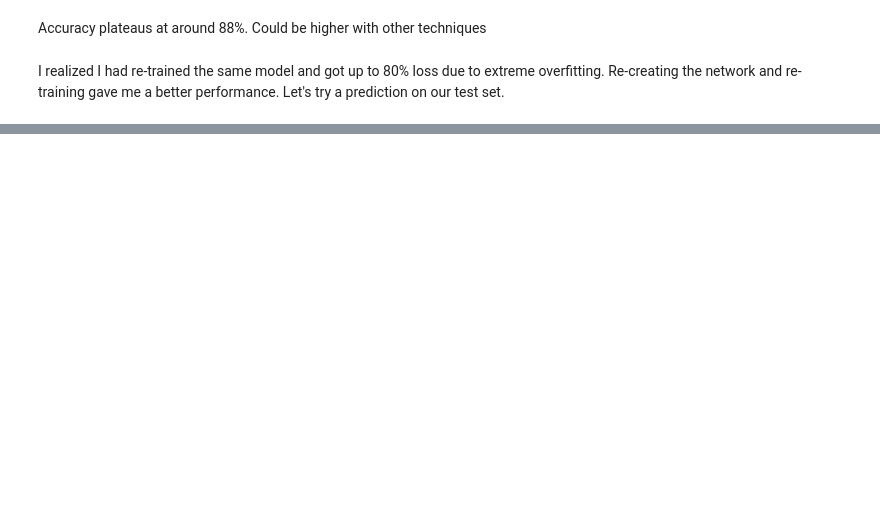
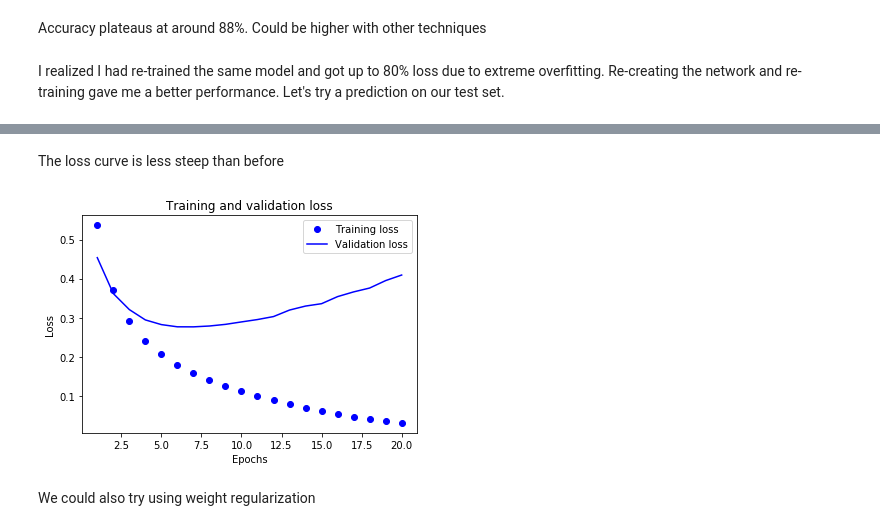
Before and after one commit to churtado/keras, a Jupyter notebook: IMDB.ipynb, the cells around one changed output, grey strips where cells are left out. Drawn from its saved outputs; the diff is of its cells as text; code cells hidden in the pictures; blank space fills up the shorter version.

```diff
--- a/IMDB.ipynb
+++ b/IMDB.ipynb
@@ -225,0 +227,12 @@ print(model.predict(x_test))
+# %%
+from keras import models
+from keras import layers
+
+model = models.Sequential()
+model.add(layers.Dense(4, activation='relu', input_shape=(10000,)))
+model.add(layers.Dense(4, activation='relu'))
+model.add(layers.Dense(1, activation='sigmoid'))
+
+model.compile(optimizer='rmsprop', loss='binary_crossentropy', metrics=['acc'])
+
+history = model.fit(partial_x_train, partial_y_train, epochs=20, batch_size=512, validation_data=(x_val, y_val))
@@ -225,0 +257,26 @@ print(model.predict(x_test))
+# %% [markdown]
+The loss curve is less steep than before
+# %%
+history_dict = history.history
+
+plt.clf()   # clear figure
+
+acc = history.history['acc']
+val_acc = history.history['val_acc']
+loss = history_dict['loss']
+val_loss = history_dict['val_loss']
+
+epochs = range(1, len(acc) + 1)
+
+plt.plot(epochs, loss, 'bo', label='Training loss')
+plt.plot(epochs, val_loss, 'b', label='Validation loss')
+plt.title('Training and validation loss')
+plt.xlabel('Epochs')
+plt.ylabel('Loss')
+plt.legend()
+
+plt.show()
+# %% [output]
+[figure, added]
+# %% [markdown]
+We could also try using weight regularization
```
Also changed, not shown: parts of 11 cells of this notebook, 4 other files.
